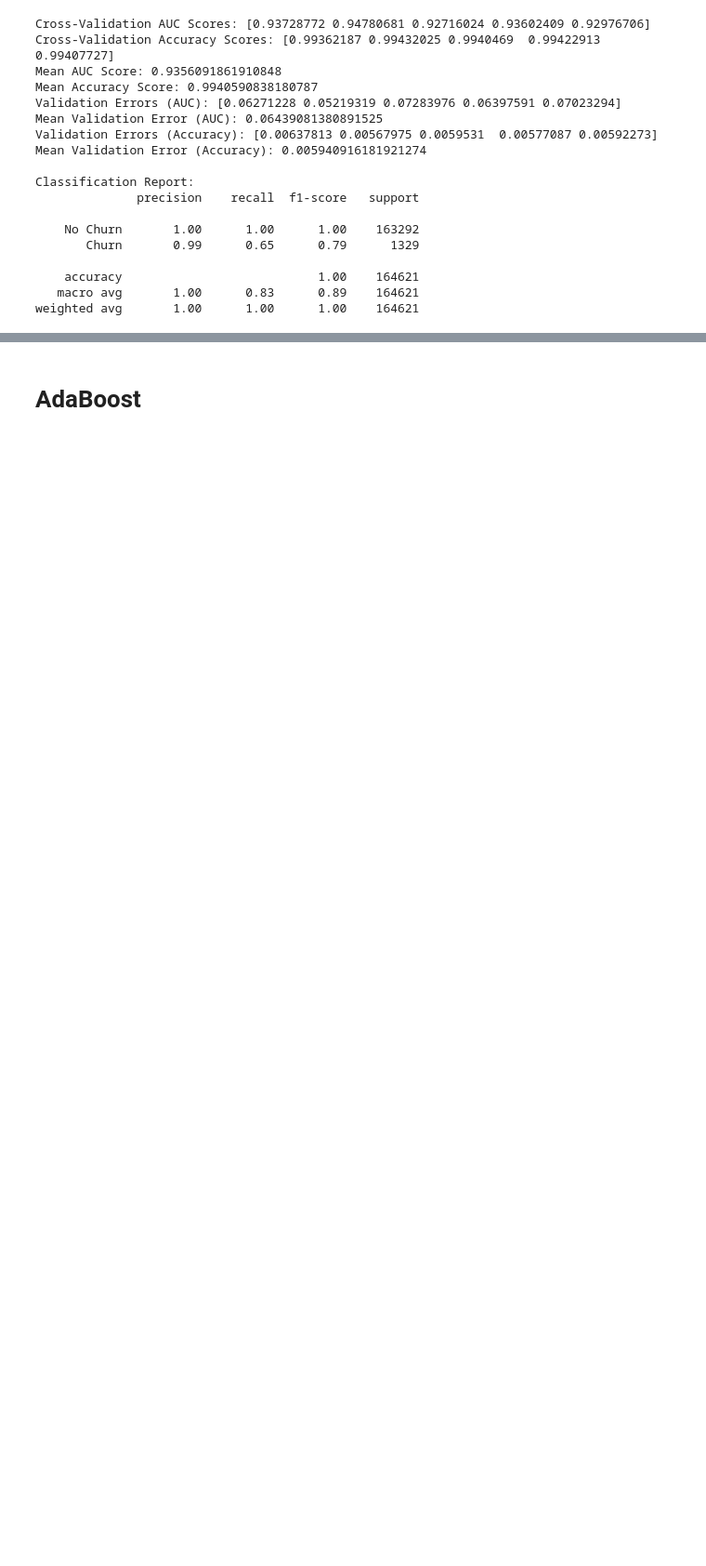
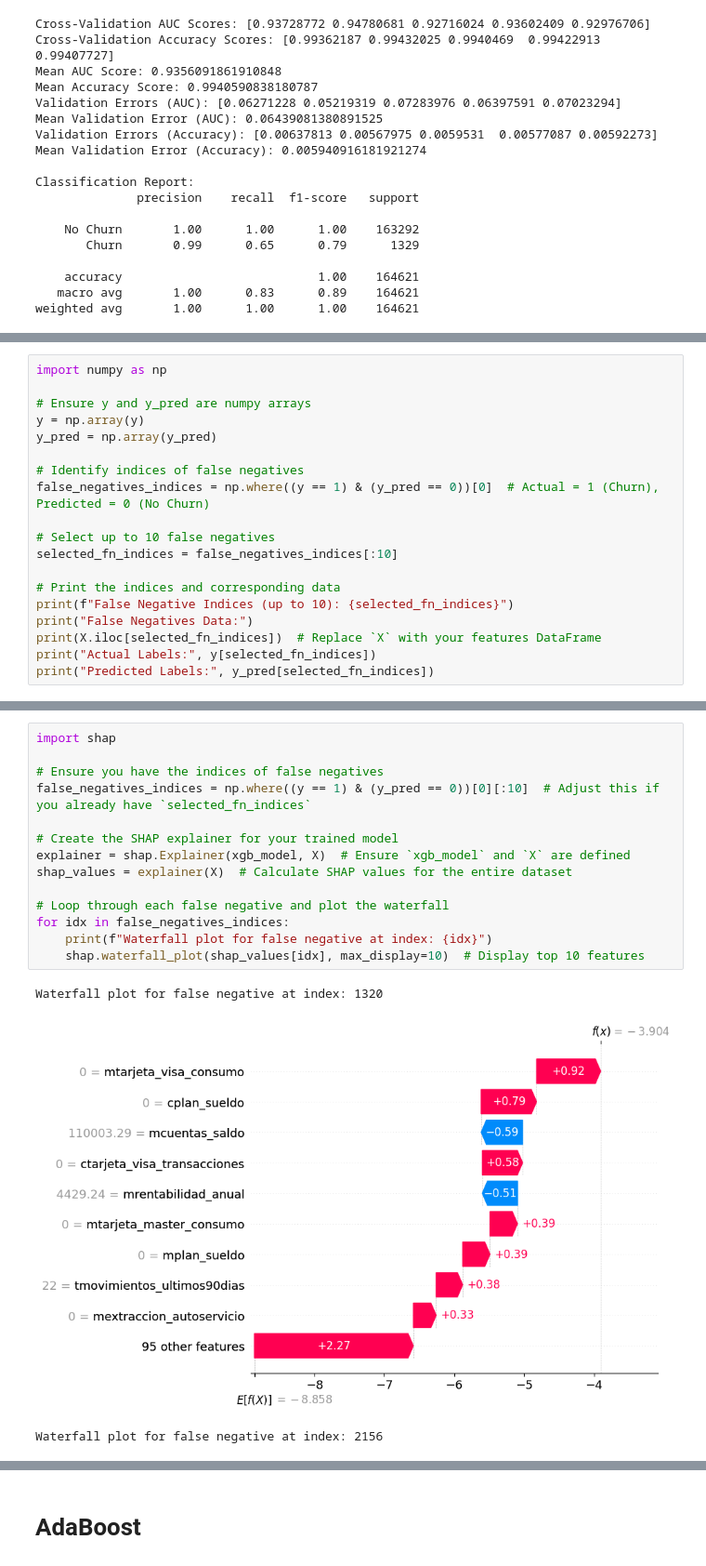
Before and after one commit to fedehofmann/uba-assessment-churn-prediction, a Jupyter notebook: notebooks/02_feature_engineering.ipynb, the cells around one changed output, grey strips where cells are left out. Shown at 93% size. Cells and saved outputs as stored; diff of their text form; blank space fills up the shorter version.

```diff
--- a/notebooks/02_feature_engineering.ipynb
+++ b/notebooks/02_feature_engineering.ipynb
@@ -254,0 +438,19 @@ weighted avg       1.00      1.00      1.00    164621
+# %%
+import numpy as np
+
+# Ensure y and y_pred are numpy arrays
+y = np.array(y)
+y_pred = np.array(y_pred)
+
+# Identify indices of false negatives
+false_negatives_indices = np.where((y == 1) & (y_pred == 0))[0]  # Actual = 1 (Churn), Predicted = 0 (No Churn)
+
+# Select up to 10 false negatives
+selected_fn_indices = false_negatives_indices[:10]
+
+# Print the indices and corresponding data
+print(f"False Negative Indices (up to 10): {selected_fn_indices}")
+print("False Negatives Data:")
+print(X.iloc[selected_fn_indices])  # Replace `X` with your features DataFrame
+print("Actual Labels:", y[selected_fn_indices])
+print("Predicted Labels:", y_pred[selected_fn_indices])
@@ -254,0 +475,18 @@ weighted avg       1.00      1.00      1.00    164621
+# %%
+import shap
+
+# Ensure you have the indices of false negatives
+false_negatives_indices = np.where((y == 1) & (y_pred == 0))[0][:10]  # Adjust this if you already have `selected_fn_indices`
+
+# Create the SHAP explainer for your trained model
+explainer = shap.Explainer(xgb_model, X)  # Ensure `xgb_model` and `X` are defined
+shap_values = explainer(X)  # Calculate SHAP values for the entire dataset
+
+# Loop through each false negative and plot the waterfall
+for idx in false_negatives_indices:
+    print(f"Waterfall plot for false negative at index: {idx}")
+    shap.waterfall_plot(shap_values[idx], max_display=10)  # Display top 10 features
+# %% [output]
+Waterfall plot for false negative at index: 1320
+[figure, added]
+Waterfall plot for false negative at index: 2156
```
Also changed, not shown: parts of 18 cells of this notebook, 3 other files.
